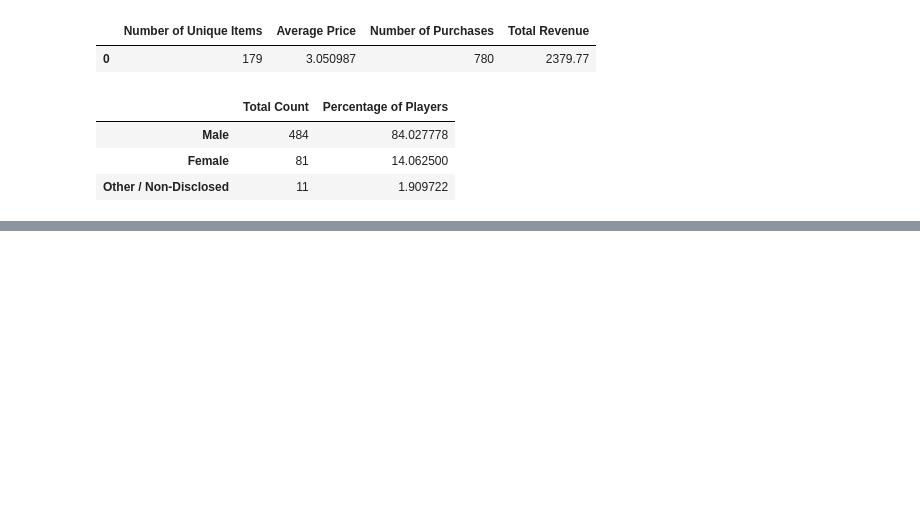
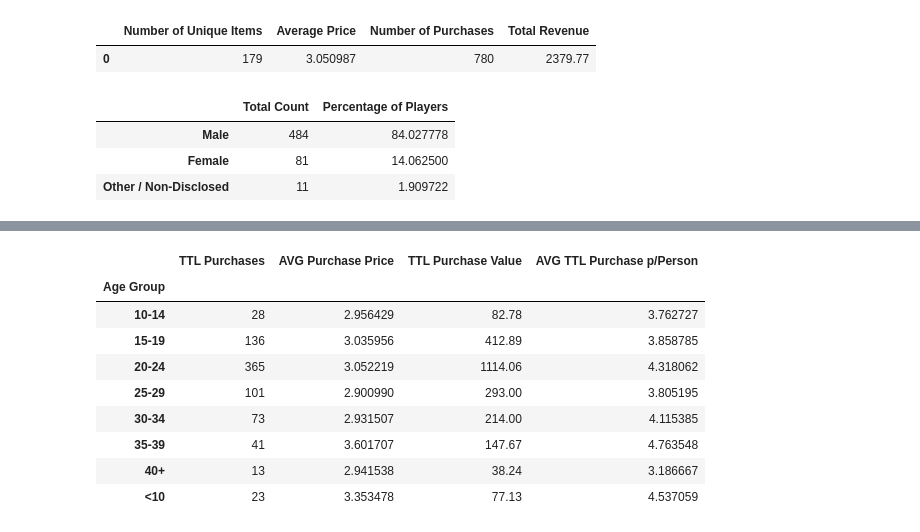
Before and after one commit to tiffburns/SMU_Assignments, a Jupyter notebook: 04-Pandas/HeroesOfPymoli/pymoli.ipynb, the cells around one changed output, grey strips where cells are left out. Cells and saved outputs as stored; diff of their text form; code cells hidden in the pictures; blank space fills up the shorter version.

```diff
--- a/04-Pandas/HeroesOfPymoli/pymoli.ipynb
+++ b/04-Pandas/HeroesOfPymoli/pymoli.ipynb
@@ -114,0 +133,21 @@ gender_table
+# %%
+#Age Demographics (2 Cells)
+
+# Create bins & labels
+bins = [0, 9, 14, 19, 24, 29, 34, 39, 50]
+age_grp = ["<10", "10-14", "15-19", "20-24", "25-29", "30-34", "35-39", "40+"]
+
+# sort data into newly created bins - have to cast Age Group as a string!
+df["Age Group"] = pd.cut(df["Age"], bins, labels=age_grp)
+df["Age Group"] = df["Age Group"].astype(str)
+
+#create a new data frame
+df2 = df.groupby(['SN','Age Group']).size().reset_index().rename(columns={0:'count'})
+
+#create summary table
+age_grp_tbl = df2.groupby("Age Group").size().reset_index().rename(columns={0:'TTL Count'})
+age_grp_tbl["% of Players"] = age_grp_tbl["TTL Count"] / len(df2)
+age_grp_tbl = age_grp_tbl.set_index("Age Group")
+
+#display summary table
+age_grp_tbl
@@ -114,0 +165,27 @@ gender_table
+# %%
+#get the numbers
+age_purchases = df.groupby("Age Group").size()
+age_avg_price = df.groupby("Age Group").Price.mean()
+age_ttl_price = df.groupby("Age Group").Price.sum()
+age_ttl_person = df.groupby("Age Group").Price.sum() / age_grp_tbl["TTL Count"]
+
+#create summary table
+age_purchasing_tbl = pd.DataFrame()
+age_purchasing_tbl["TTL Purchases"] = age_purchases
+age_purchasing_tbl["AVG Purchase Price"] = age_avg_price
+age_purchasing_tbl["TTL Purchase Value"] = age_ttl_price
+age_purchasing_tbl["AVG TTL Purchase p/Person"] = age_ttl_person
+
+#display summary table
+age_purchasing_tbl
+# %% [output]
+|  | TTL Purchases | AVG Purchase Price | TTL Purchase Value | AVG TTL Purchase p/Person |
+| Age Group |  |  |  |  |
+| 10-14 | 28 | 2.956429 | 82.78 | 3.762727 |
+| 15-19 | 136 | 3.035956 | 412.89 | 3.858785 |
+| 20-24 | 365 | 3.052219 | 1114.06 | 4.318062 |
+| 25-29 | 101 | 2.900990 | 293.00 | 3.805195 |
+| 30-34 | 73 | 2.931507 | 214.00 | 4.115385 |
+| 35-39 | 41 | 3.601707 | 147.67 | 4.763548 |
+| 40+ | 13 | 2.941538 | 38.24 | 3.186667 |
+| <10 | 23 | 3.353478 | 77.13 | 4.537059 |
```
Also changed, not shown: parts of 7 cells of this notebook, 1 other file.
